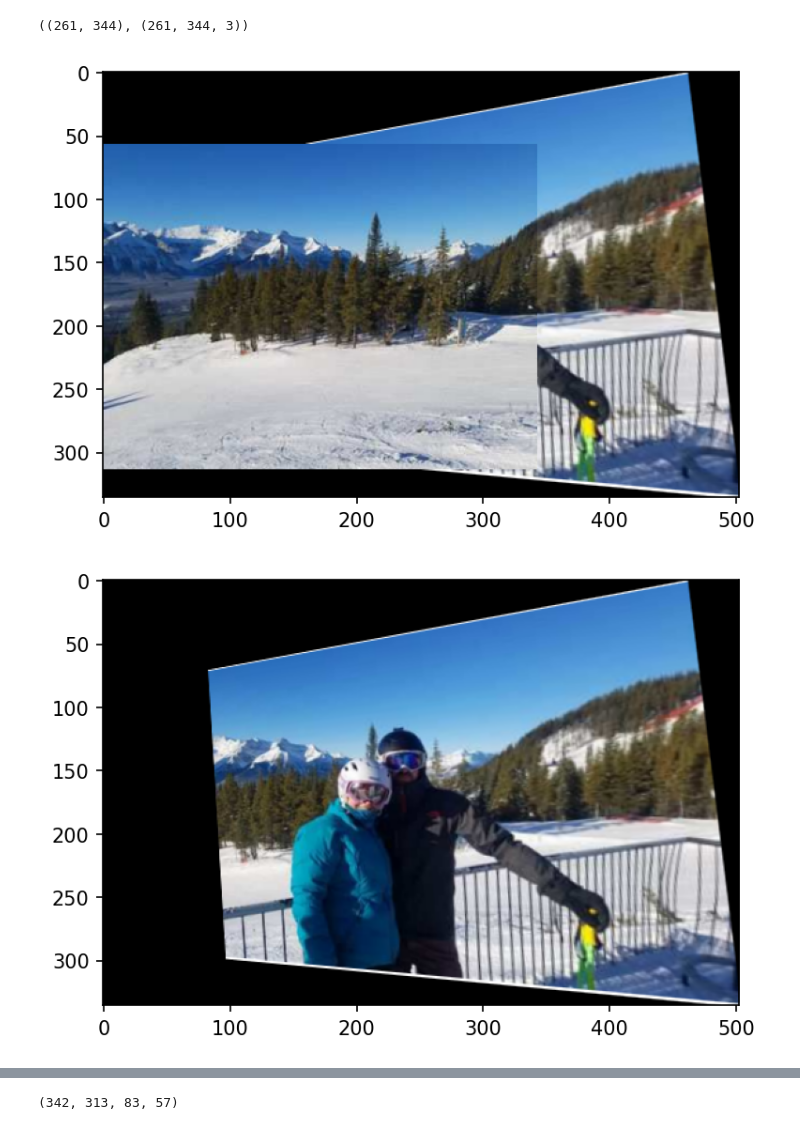
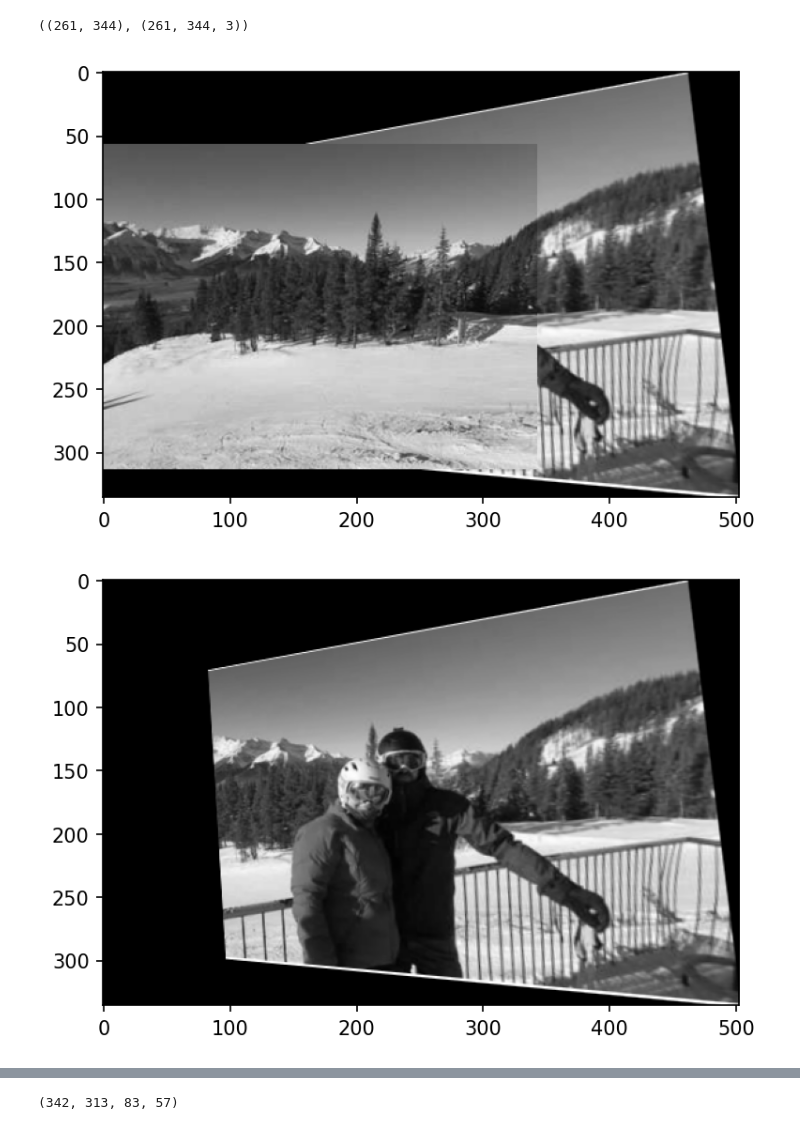
Before and after one commit to vinaykudari/ub, a Jupyter notebook: spring-22/CSE573-CVIP/BackgroundStitching/image-stitching.ipynb, the cells around one changed output, grey strips where cells are left out. Cells and saved outputs as stored; diff of their text form; code cells hidden in the pictures.

```diff
--- a/spring-22/CSE573-CVIP/BackgroundStitching/image-stitching.ipynb
+++ b/spring-22/CSE573-CVIP/BackgroundStitching/image-stitching.ipynb
@@ -149,14 +149,14 @@ def show(img, dpi=100, disable_axis=True, color=True):
 # img1_c = cv2.imread(f'{BASE_PATH}/t1_1.png')
 # img2_c = cv2.imread(f'{BASE_PATH}/t1_2.png')
 
-# img1_c = cv2.imread(f'{BASE_PATH}/left_1.png')
-# img2_c = cv2.imread(f'{BASE_PATH}/right_1.png')
+img1_c = cv2.imread(f'{BASE_PATH}/left_1.png')
+img2_c = cv2.imread(f'{BASE_PATH}/right_1.png')
 
 # img1_c = cv2.imread(f'{BASE_PATH}/left_3.png')
 # img2_c = cv2.imread(f'{BASE_PATH}/right_3.png')
 
-img1_c = cv2.imread(f'{BASE_PATH}/left_4.png')
-img2_c = cv2.imread(f'{BASE_PATH}/right_4.png')
+# img1_c = cv2.imread(f'{BASE_PATH}/left_4.png')
+# img2_c = cv2.imread(f'{BASE_PATH}/right_4.png')
 
 img1 = cv2.cvtColor(img1_c, cv2.COLOR_BGR2GRAY)
 img2 = cv2.cvtColor(img2_c, cv2.COLOR_BGR2GRAY)
@@ -215,14 +215,14 @@ img1.shape, img1_c.shape
 # %% [output]
 ((261, 344), (261, 344, 3))
 # %%
-w_img1, w_img2, warped_img = warp(img1_c, img2_c, H)
+w_img1, w_img2, warped_img = warp(img1, img2, H)
 show(warped_img, dpi=150, disable_axis=False)
 # %% [output]
-[figure, old version]
+[figure, new version]
 # %%
 show(w_img1, dpi=150, disable_axis=False)
 # %% [output]
-[figure, old version]
+[figure, new version]
 # %%
 show(w_img2, dpi=150, disable_axis=False)
 # %% [output]
```
Also changed, not shown: parts of 7 cells of this notebook, 5 other files.
